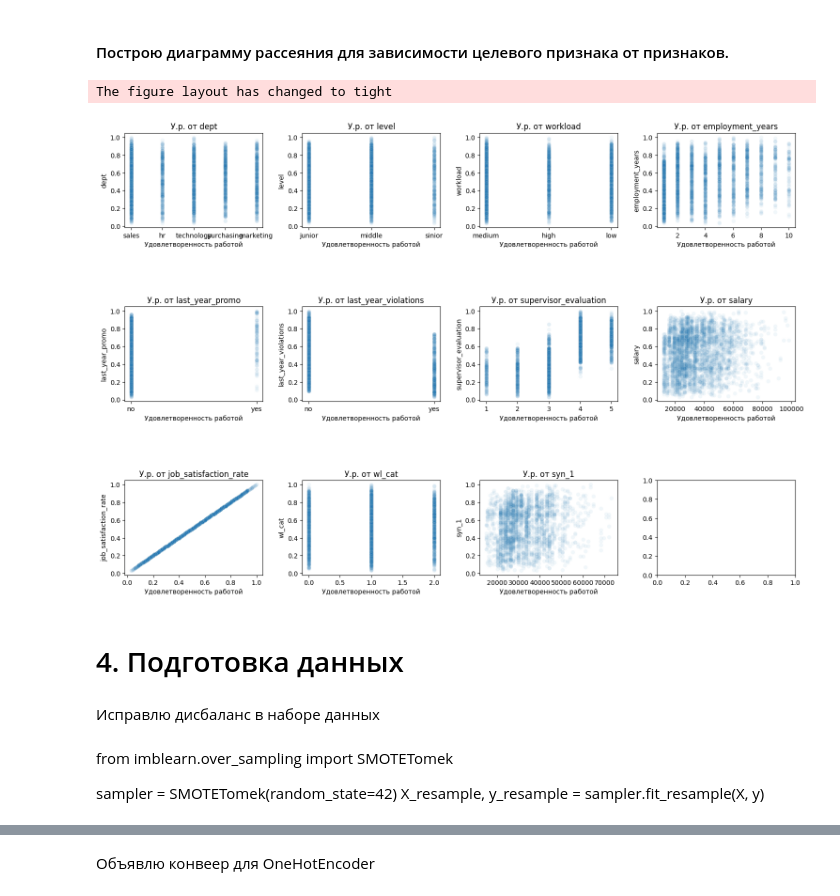
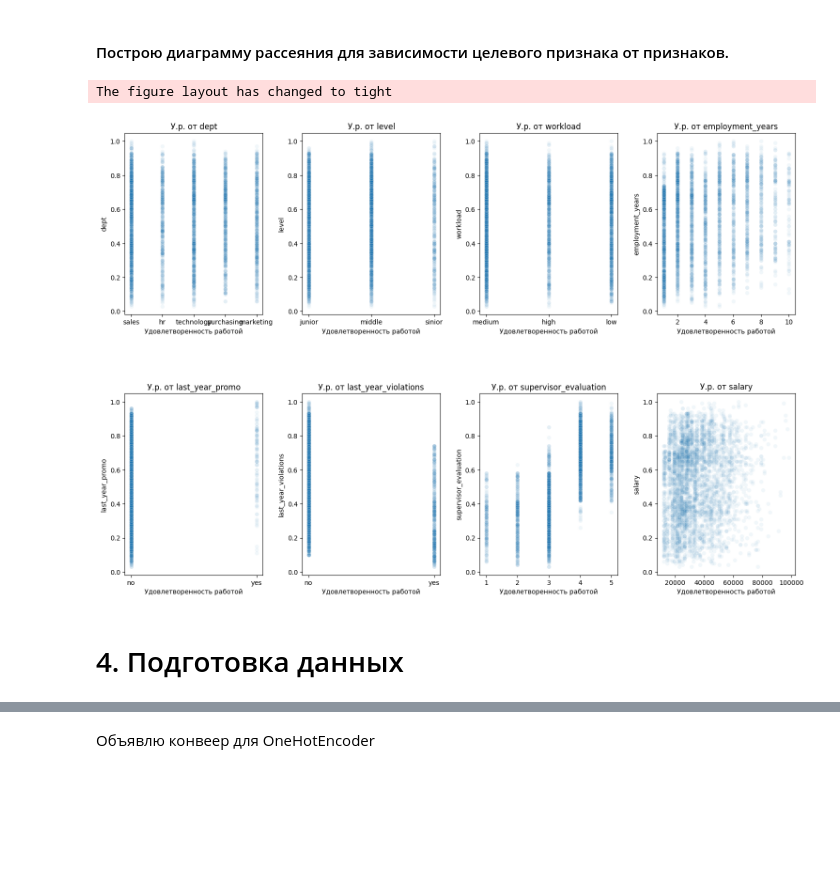
Before and after one commit to kapa6ac/project2, a Jupyter notebook: HR/hr_v1.ipynb, the cells around one changed output, grey strips where cells are left out. Saved outputs shown, nothing was run; the diff lists cells and outputs as text; code cells hidden in the pictures; blank space fills up the shorter version.

```diff
--- a/HR/hr_v1.ipynb
+++ b/HR/hr_v1.ipynb
@@ -451,24 +458,16 @@ NUM_COLUMNS = ['employment_years', 'supervisor_evaluation', 'salary']
 #### Построю диаграмму рассеяния для зависимости целевого признака от признаков.
 # %%
 x=0
-fig, axes = plt.subplots(3,4, figsize=(15, 10), constrained_layout=True)
+fig, axes = plt.subplots(2,4, figsize=(15, 10), constrained_layout=True)
 fig.tight_layout(h_pad=10,w_pad=3)
 axes = axes.ravel()
-for col in df_train_job_satisfaction_rate.columns.to_list()[1:]:
+for col in df_train_job_satisfaction_rate.columns.to_list()[1:-1]:
     ax = sns.scatterplot(data=df_train_job_satisfaction_rate, y='job_satisfaction_rate', x=col, ax=axes[x], alpha=0.06)
     ax.set(xlabel='Удовлетворенность работой', ylabel=col, title=('У.р. от ' + col))
-    #sns.move_legend(ax, "lower center", bbox_to_anchor=(.5, -0.19), ncol=3, title=MAIN_CAT_COL[c], frameon=True)
     x+=1
 # %% [output]
 The figure layout has changed to tight
-[figure, old version]
+[figure, new version]
 # %% [markdown]
 <a id='t004'></a>
 #  4. Подготовка данных
-# %% [markdown]
-Исправлю дисбаланс в наборе данных
-# %% [markdown]
-from imblearn.over_sampling import SMOTETomek
-
-sampler = SMOTETomek(random_state=42)
-X_resample, y_resample = sampler.fit_resample(X, y)
```
Also changed, not shown: parts of 25 cells of this notebook, 1 other file.
